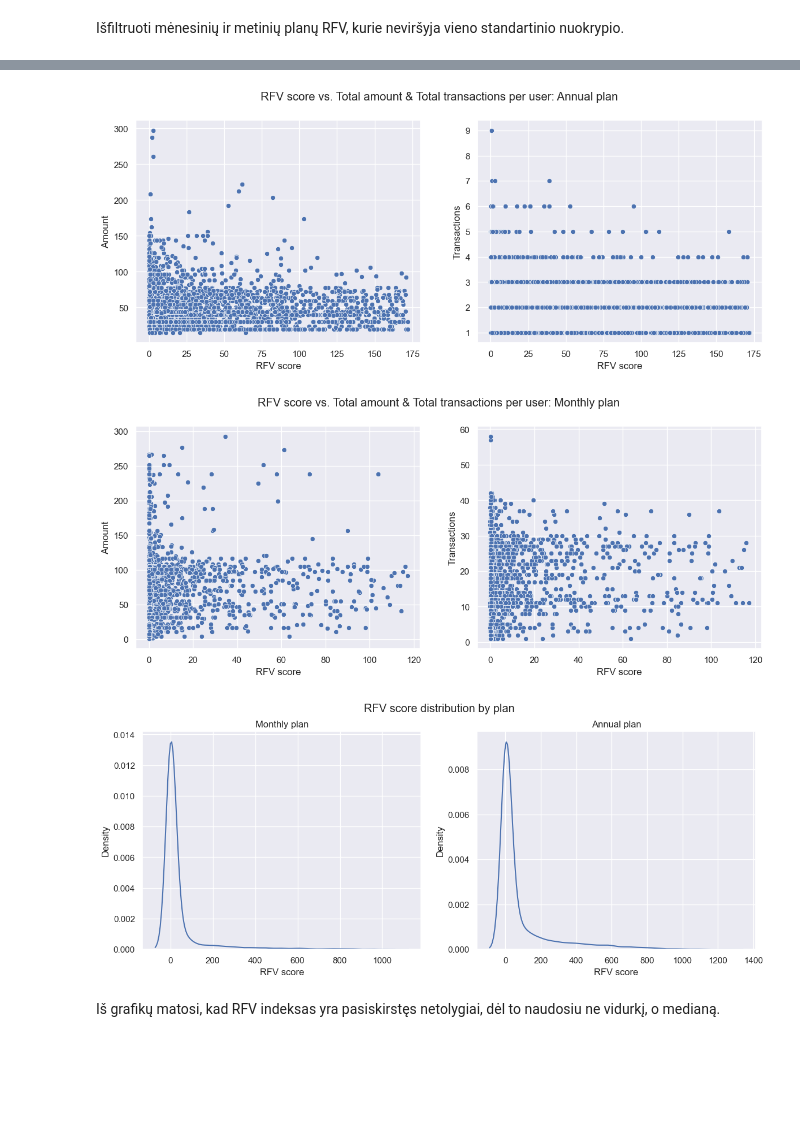
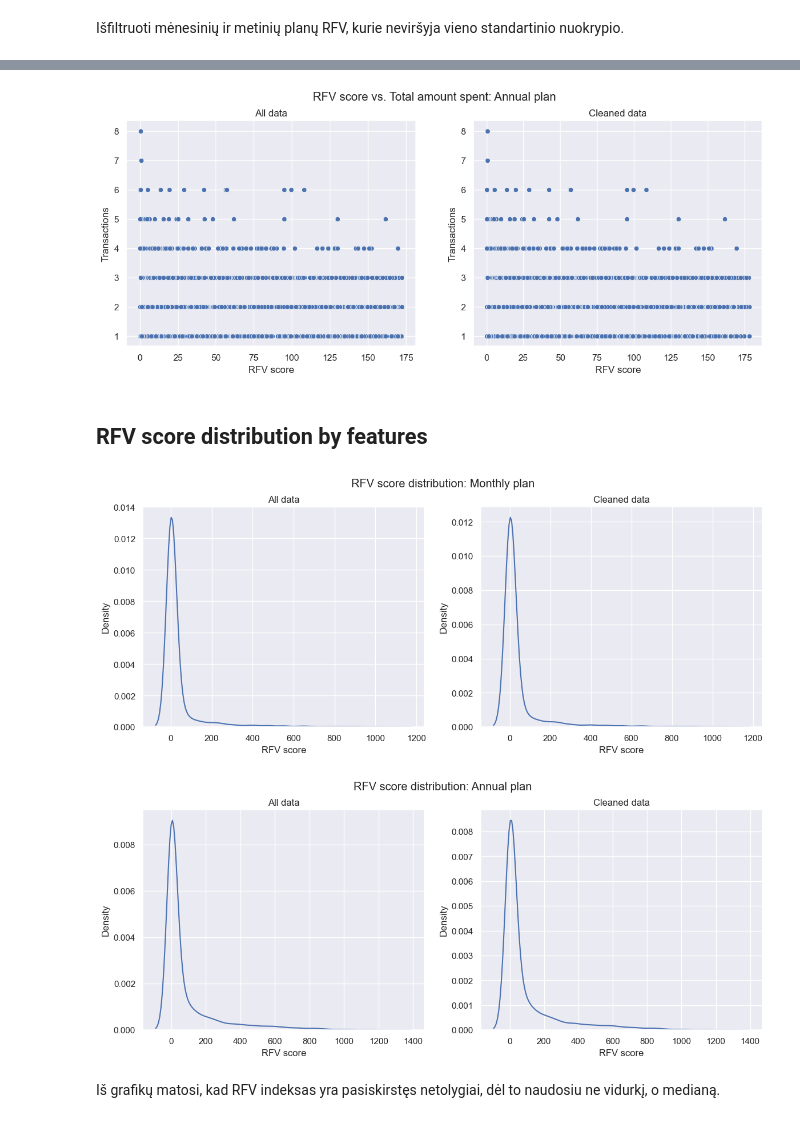
Before and after one commit to Gedas-LT/Paid-content-RFV-calculations, a Jupyter notebook: eda_notebook.ipynb, the cells around one changed output, grey strips where cells are left out. Cells and saved outputs as stored; diff of their text form; code cells hidden in the pictures; blank space fills up the shorter version.

```diff
--- a/eda_notebook.ipynb
+++ b/eda_notebook.ipynb
@@ -80,7 +80,7 @@ rfv_df = activity_query_data.groupby("user_delfi_id").agg(
 ).reset_index()
 # %%
 # The latest data of activity.
-anchor_date = pd.to_datetime("2023-03-06").date()
+anchor_date = pd.to_datetime("2023-03-07").date()
 rfv_df["recency"] = (anchor_date - rfv_df["last_visit"]).dt.days
 # %%
 # Calculate RFV score.
@@ -164,7 +160,7 @@ filtered_users_query = """
 		AND S.included_in_count = 1
 		AND T.completion_timestamp IS NOT NULL
 		AND S.sf_category = "Paid subscriptions"
-		AND US.valid_till > "2023-03-05 23:59:59") AS P1
+		AND US.valid_till > "2023-03-07 23:59:59") AS P1
     WHERE P1.row_num = 1
     AND P1.completion_timestamp < "2023-01-01 00:00:00"
     """
@@ -202,9 +198,12 @@ def transactions_dataframe(connector: object, users: list) -> pd.DataFrame:
     parameters_count =", ".join(list(map(lambda x: "%s", users)))
 
     transactions_query = """
-        SELECT user_id, COUNT(id), SUM(sum)
-        FROM paywall.transactions
+        SELECT user_id, COUNT(T.id), SUM(sum)
+        FROM paywall.transactions AS T
+        LEFT JOIN paywall.subscriptions AS S
+        ON T.subscription_id = S.id
         WHERE completion_timestamp IS NOT NULL
+        AND S.service_id IN (1, 3, 4, 9, 10)
         AND sum > 0
         AND user_id IN (%s)
         GROUP BY user_id
@@ -368,6 +369,7 @@ transactions_count_query = """
     ON T.subscription_id = S.id
     WHERE T.completion_timestamp IS NOT NULL
     AND T.sum > 0
+    AND S.service_id IN (1, 3, 4, 9, 10)
     GROUP BY T.user_id, S.plan
     HAVING S.plan IN (1, 12)
     """
@@ -454,11 +504,13 @@ rfv_std1_annual = final_b2c_data_V3[(final_b2c_data_V3["plan"] == "12") & (final
 # %%
 fig, axes = plt.subplots(ncols=2, figsize=(14,5))
-sns.scatterplot(ax=axes[0], data=rfv_std1_annual, x="rfv_score", y="total_amount")
-sns.scatterplot(ax=axes[1], data=rfv_std1_annual, x="rfv_score", y="transactions_count")
-fig.suptitle("RFV score vs. Total amount & Total transactions per user: Annual plan")
+sns.scatterplot(ax=axes[0], data=rfv_std1_annual_all_df[rfv_std1_annual_all_df["plan"] == "12"], x="rfv_score", y="transactions_count")
+sns.scatterplot(ax=axes[1], data=rfv_std1_annual_cleaned_df[rfv_std1_annual_cleaned_df["plan"] == "12"], x="rfv_score", y="transactions_count")
+fig.suptitle("RFV score vs. Total amount spent: Annual plan")
+axes[0].set_title("All data")
+axes[1].set_title("Cleaned data")
 axes[0].set_xlabel("RFV score")
 axes[1].set_xlabel("RFV score")
-axes[0].set_ylabel("Amount")
+axes[0].set_ylabel("Transactions")
 axes[1].set_ylabel("Transactions");
 # %% [output]
-[figure, old version]
+[figure, new version]
@@ -468,26 +517,30 @@ rfv_std1_monthly = final_b2c_data_V3[(final_b2c_data_V3["plan"] == "1") & (final
+# %% [markdown]
+## RFV score distribution by features
 # %%
 fig, axes = plt.subplots(ncols=2, figsize=(14,5))
-sns.scatterplot(ax=axes[0], data=rfv_std1_monthly, x="rfv_score", y="total_amount")
-sns.scatterplot(ax=axes[1], data=rfv_std1_monthly, x="rfv_score", y="transactions_count")
-fig.suptitle("RFV score vs. Total amount & Total transactions per user: Monthly plan")
+sns.kdeplot(ax=axes[0], data=all_users_final_ONE[all_users_final_ONE["plan"] == "1"], x="rfv_score")
+sns.kdeplot(ax=axes[1], data=filtered_users_final_ONE[filtered_users_final_ONE["plan"] == "1"], x="rfv_score")
+fig.suptitle("RFV score distribution: Monthly plan")
+axes[0].set_title("All data")
+axes[1].set_title("Cleaned data")
 axes[0].set_xlabel("RFV score")
 axes[1].set_xlabel("RFV score")
-axes[0].set_ylabel("Amount")
-axes[1].set_ylabel("Transactions");
+axes[0].set_ylabel("Density")
+axes[1].set_ylabel("Density");
 # %% [output]
-[figure, old version]
+[figure, new version]
 # %%
 fig, axes = plt.subplots(ncols=2, figsize=(14,5))
-sns.kdeplot(ax=axes[0], data=final_b2c_data_V3[final_b2c_data_V3["plan"] == "1"], x="rfv_score")
-sns.kdeplot(ax=axes[1], data=final_b2c_data_V3[final_b2c_data_V3["plan"] == "12"], x="rfv_score")
-fig.suptitle("RFV score distribution by plan")
-axes[0].set_title("Monthly plan")
-axes[1].set_title("Annual plan")
+sns.kdeplot(ax=axes[0], data=all_users_final_ONE[all_users_final_ONE["plan"] == "12"], x="rfv_score")
+sns.kdeplot(ax=axes[1], data=filtered_users_final_ONE[filtered_users_final_ONE["plan"] == "12"], x="rfv_score")
+fig.suptitle("RFV score distribution: Annual plan")
+axes[0].set_title("All data")
+axes[1].set_title("Cleaned data")
 axes[0].set_xlabel("RFV score")
 axes[1].set_xlabel("RFV score")
 axes[0].set_ylabel("Density")
 axes[1].set_ylabel("Density");
 # %% [output]
-[figure, old version]
+[figure, new version]
 # %% [markdown]
 Iš grafikų matosi, kad RFV indeksas yra pasiskirstęs netolygiai, dėl to naudosiu ne vidurkį, o medianą.
```
Also changed, not shown: parts of 44 cells of this notebook.
